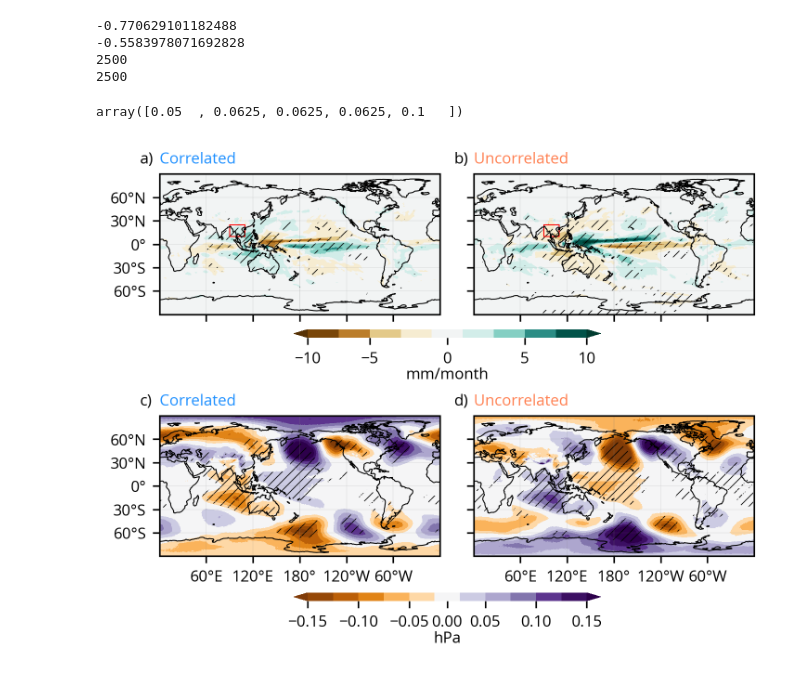
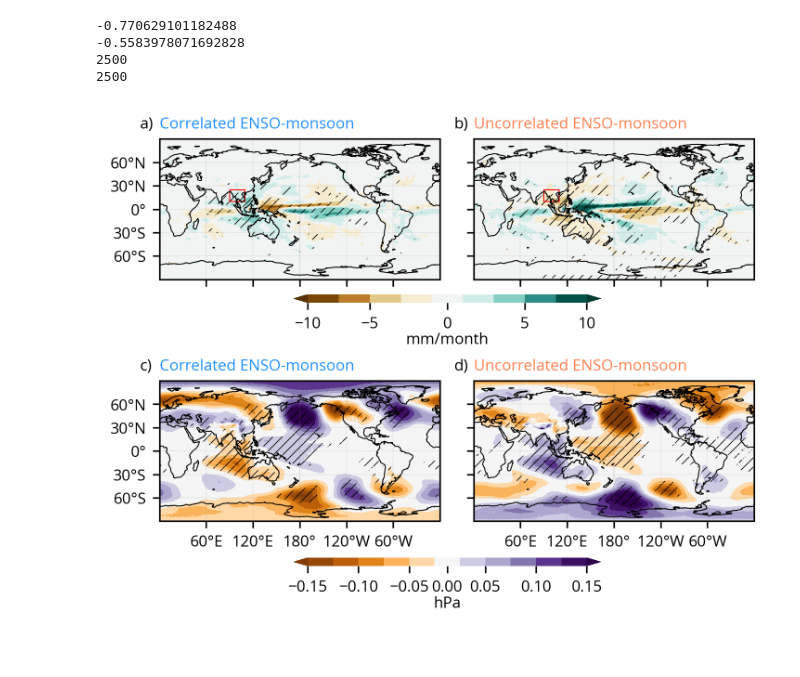
Before and after one commit to emmleroy/msea-interbasin-interactions, a Jupyter notebook: Fig4.ipynb, the cells around one changed output. Cells and saved outputs as stored; diff of their text form; code cells hidden in the pictures.

```diff
--- a/Fig4.ipynb
+++ b/Fig4.ipynb
@@ -487,10 +413,6 @@ def correct_pvals(p_val, alpha_global, method='fdr=bh'):
 pvals = np.array([0.05,0.075,0.067,0.0625,0.10])
 # %%
 monotonic_pvals = np.minimum.accumulate(pvals[::-1])[::-1]
-# %%
-monotonic_pvals
-# %% [output]
-array([0.05  , 0.0625, 0.0625, 0.0625, 0.1   ])
 # %%
 pre_data1 = pos_pre_slices_da.mean(dim='random') - random_pre_slices_da.mean(dim='random')
 pre_t_val1, pre_p_val1 = stats.ttest_ind(pos_pre_slices_da, random_pre_slices_da, equal_var=False)
@@ -652,32 +574,32 @@ ax2.set_yticklabels([])
 
 
 ############## Figure 4d ##############
 im2 = draw_anomalies(psl_data1, ax4, psl_p_val1,
                 vmin=-.15,
                 vmax=.15,
                 levels=[-.15, -.125, -.10, -.075, -.05, -.025, .025, .05, .075, .10, .125, .15],
                 ticks=[-.15, -.1, -.05, 0, 0.05, .1, .15],
                 cmap=cmaps.MPL_PuOr,
                 cbar=False,
                 label="hPa",
                 MSEA_box=False)
 ax4.set_yticklabels([])
 
 # Set subplot labels
 titles1 = ["a)", "b)", "c)", "d)"]
-titles2 = ["Correlated", "Uncorrelated", "Correlated", "Uncorrelated"]
+titles2 = ["Correlated ENSO-monsoon", "Uncorrelated ENSO-monsoon", "Correlated ENSO-monsoon", "Uncorrelated ENSO-monsoon"]
 colors = ['dodgerblue', 'coral', 'dodgerblue', 'coral']
 for i, (ax, title1, title2) in enumerate(zip([ax1, ax2, ax3, ax4], titles1, titles2)):
     ax.annotate(title1, xy=(-0.07, 1.05), xycoords='axes fraction', fontsize=8, color='k', ha='left', va='bottom')
     ax.annotate(title2, xy=(0, 1.05), xycoords='axes fraction', fontsize=8, color=colors[i], ha='left', va='bottom')
     #ax.spines['geo'].set_visible(False)
 
 
 cbar_ax = fig.add_axes([0.3, 0.12, 0.4, 0.015])  # [left, bottom, width, height]
 cbar = fig.colorbar(im2,  cax=cbar_ax, ticks=[-.15, -.1, -.05, 0, 0.05, .1, .15], orientation="horizontal", shrink=0.50)
 cbar.outline.set_visible(False)
 cbar.set_label("hPa", labelpad=0.5, y=0.5, rotation=0)
 
 plt.savefig('Fig4.png')
 # %% [output]
-[figure, old version]
+[figure, new version]
```
Also changed, not shown: parts of 9 cells of this notebook, 7 other files.
